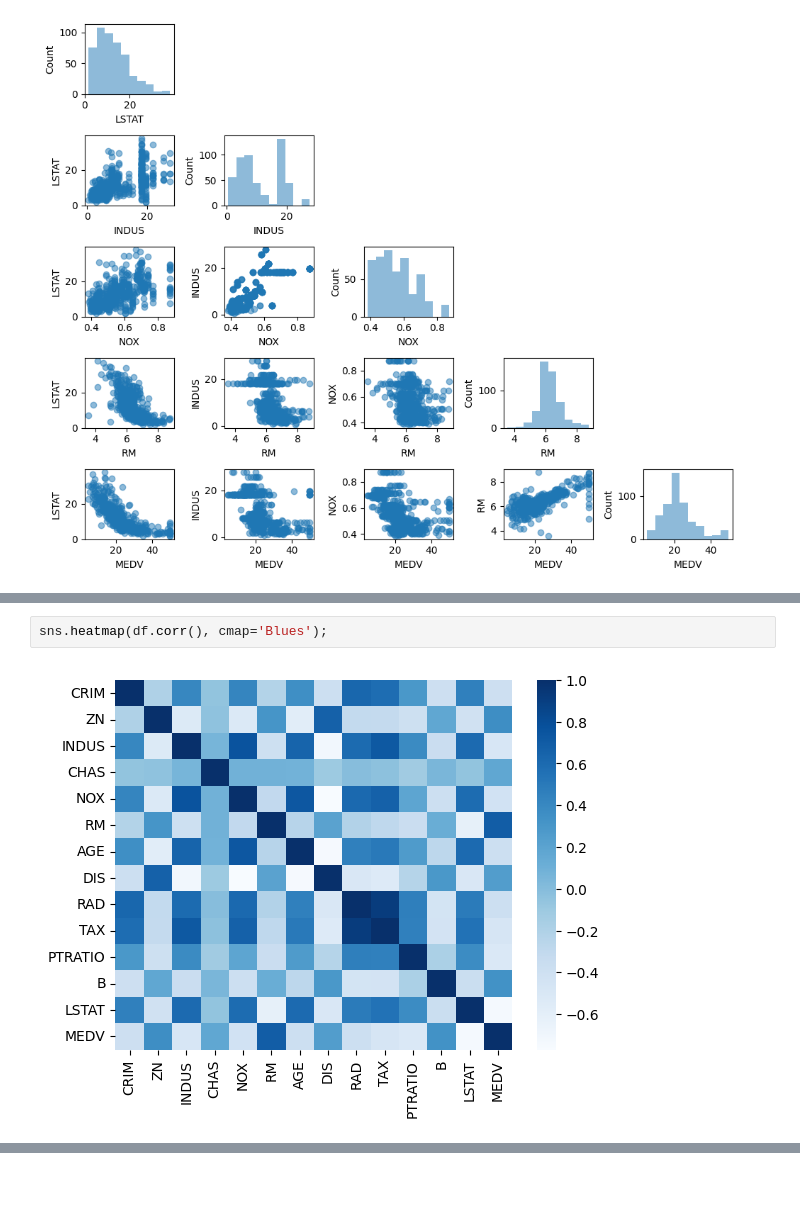
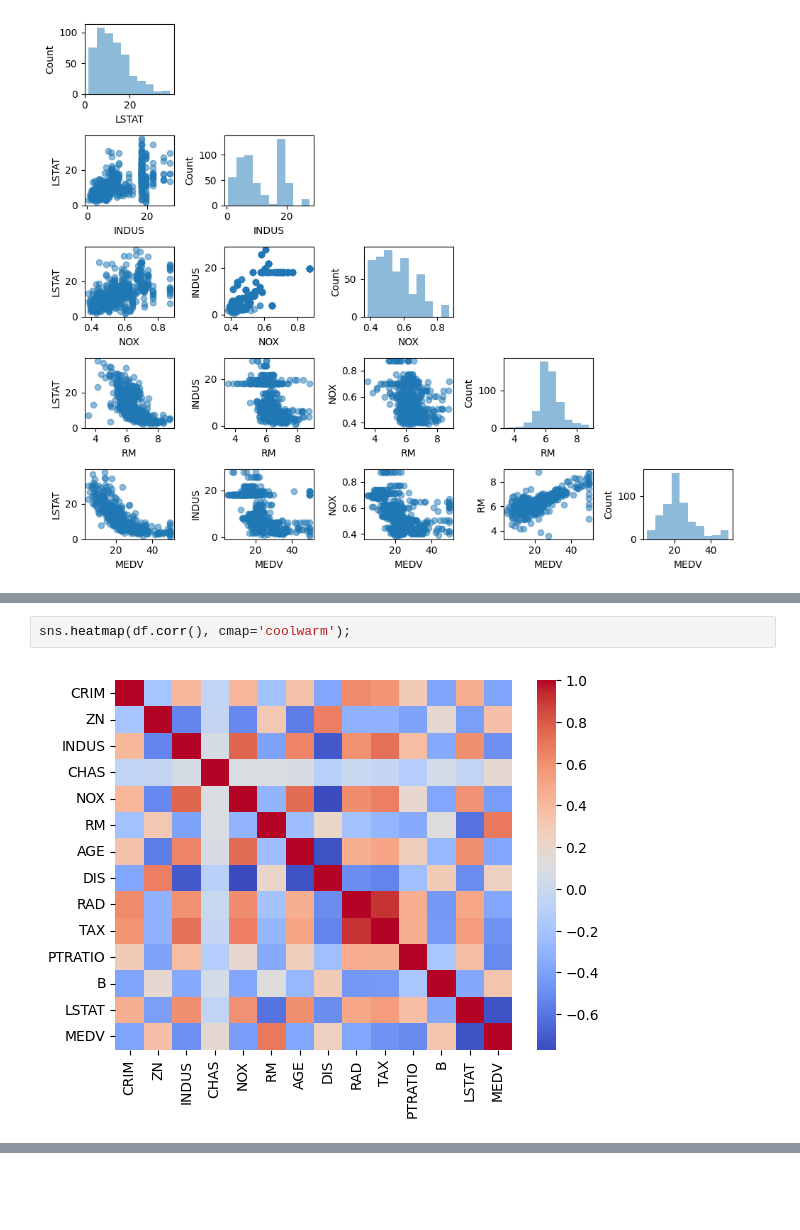
Before and after one commit to MinyaevAndrey/python-machine-learning-book-3rd-edition, a Jupyter notebook: ch10/ch10.ipynb, the cells around one changed output, grey strips where cells are left out. Saved outputs shown, nothing was run; the diff lists cells and outputs as text.

```diff
--- a/ch10/ch10.ipynb
+++ b/ch10/ch10.ipynb
@@ -189,4 +205,4 @@ plt.show()
 # %%
-sns.heatmap(df.corr(), cmap='Blues');
+sns.heatmap(df.corr(), cmap='coolwarm');
 # %% [output]
-[figure, old version]
+[figure, new version]
```
Also changed, not shown: parts of 7 cells of this notebook.
